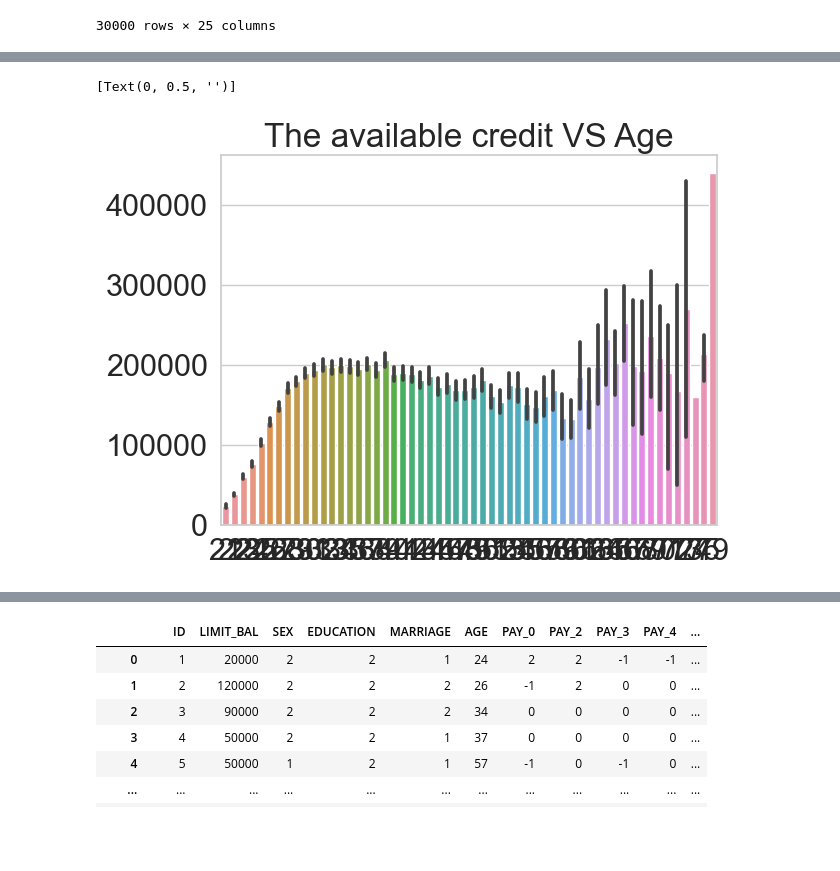
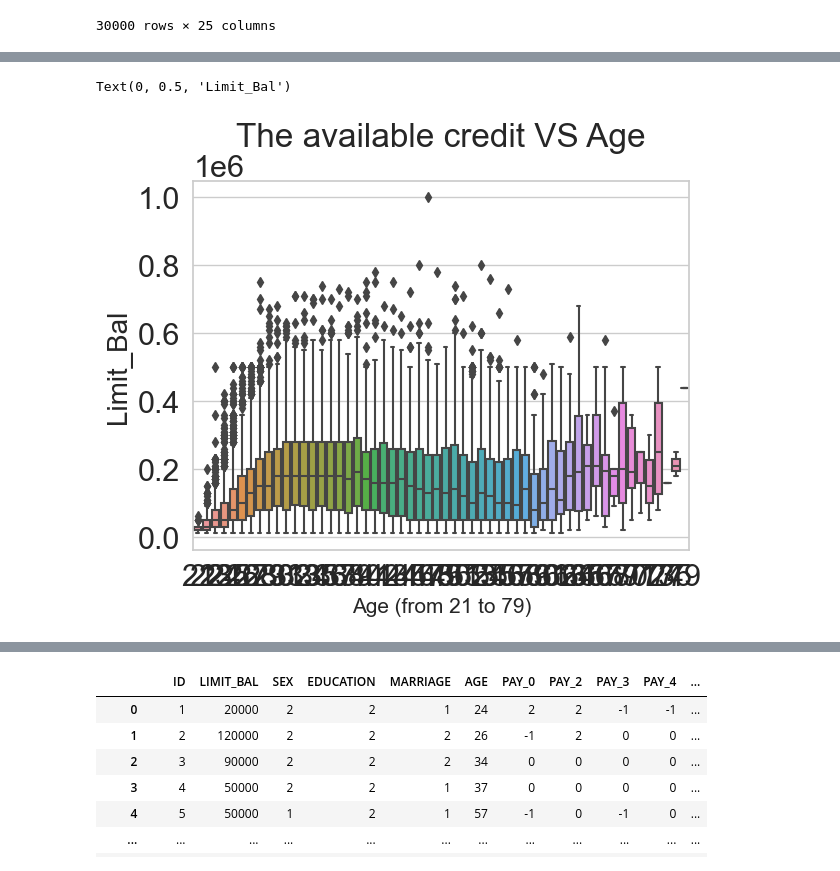
Before and after one commit to ubco-W2022T2-data301/project-group-group27, a Jupyter notebook: analysis/analysis_Betty.ipynb, the cells around one changed output, grey strips where cells are left out. Saved outputs shown, nothing was run; the diff lists cells and outputs as text; code cells hidden in the pictures; blank space fills up the shorter version.

```diff
--- a/analysis/analysis_Betty.ipynb
+++ b/analysis/analysis_Betty.ipynb
@@ -234,8 +243,10 @@ limit_sex.set(ylabel = None)
 # %%
-limit_age = sns.barplot(data = df_cleaned, x = 'AGE', y = 'LIMIT_BAL')
+limit_age = sns.boxplot(data = df_cleaned, x = 'AGE', y = 'LIMIT_BAL')
 limit_age.set(title = 'The available credit VS Age')
 limit_age.set(xlabel = None)
 limit_age.set(ylabel = None)
+plt.xlabel('Age (from 21 to 79)', fontsize = '15')
+plt.ylabel('Limit_Bal', fontsize = '20')
 # %% [output]
-[Text(0, 0.5, '')]
+Text(0, 0.5, 'Limit_Bal')
-[figure, old version]
+[figure, new version]
```
Also changed, not shown: parts of 8 cells of this notebook.
